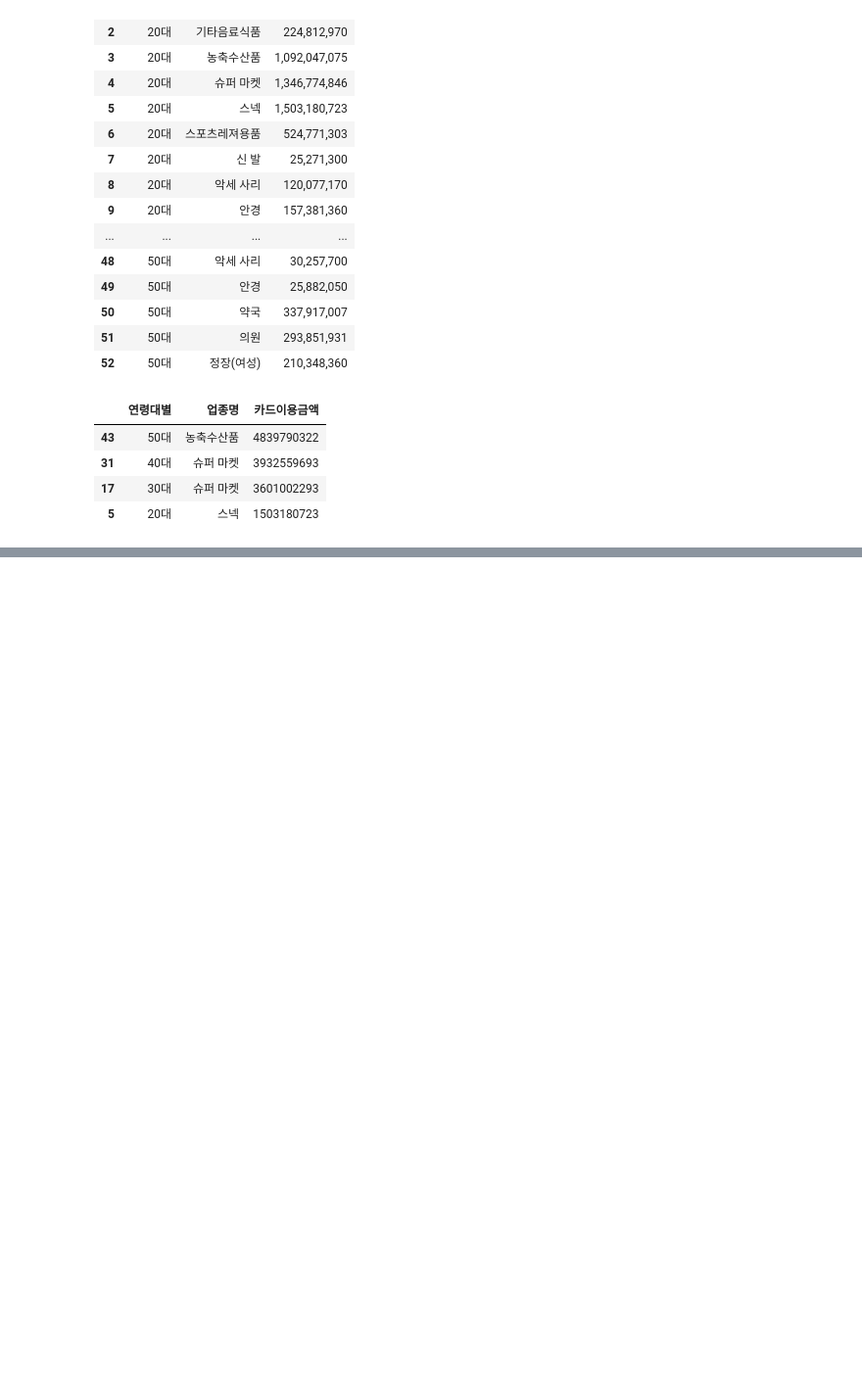
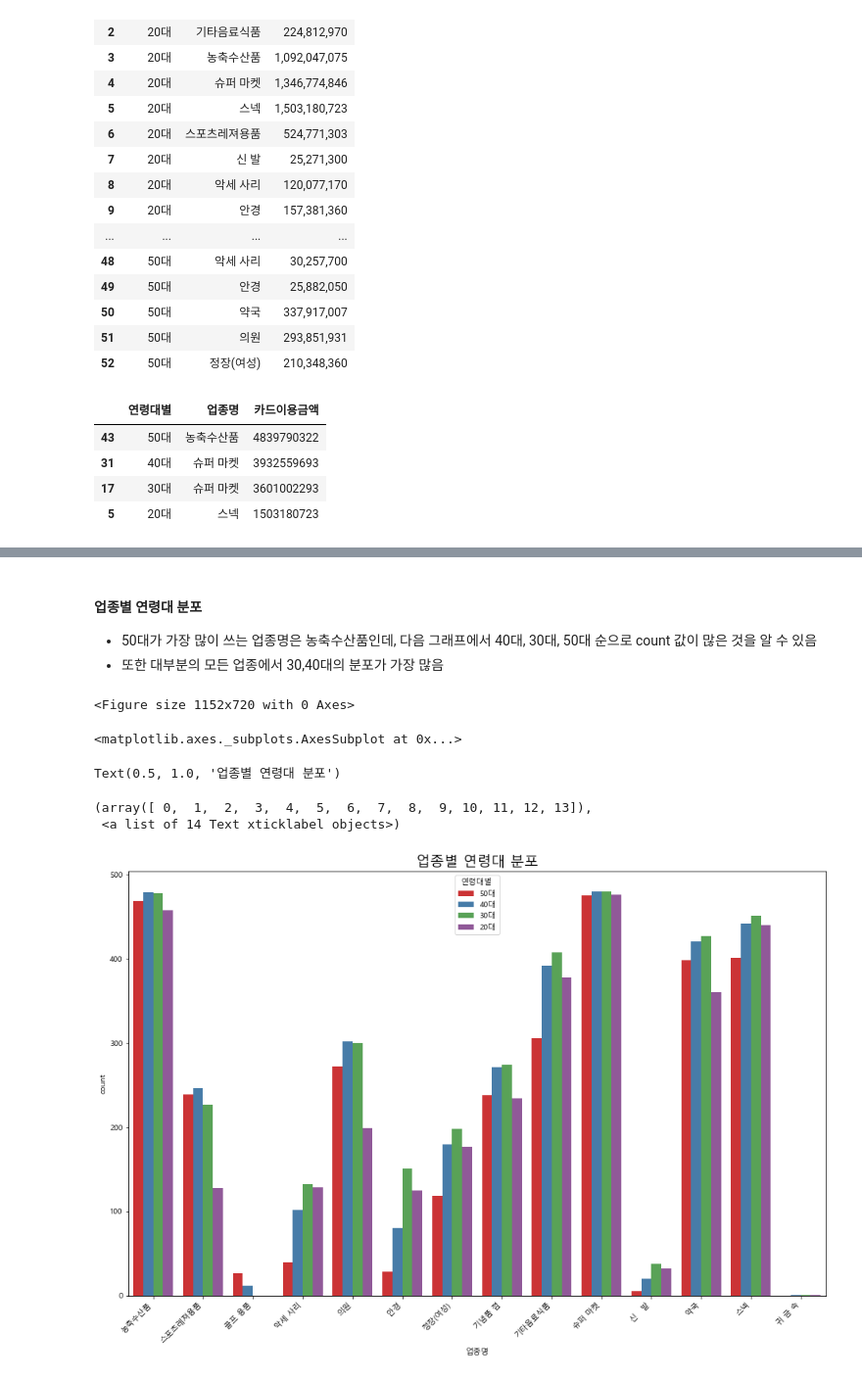
Before and after one commit to wjco/DAStudy-sun2, a Jupyter notebook: YERI/제주도 내국인 관광객 소비 패턴 분석.ipynb, the cells around one changed output, grey strips where cells are left out. Shown at 98% size. Drawn from its saved outputs; the diff is of its cells as text; code cells hidden in the pictures; blank space fills up the shorter version.

```diff
--- a/YERI/제주도 내국인 관광객 소비 패턴 분석.ipynb
+++ b/YERI/제주도 내국인 관광객 소비 패턴 분석.ipynb
@@ -509,0 +543,17 @@ Text(0.5, 1.0, '연령대별 가장 많이 쓴 업종')
+# %% [markdown]
+#### 업종별 연령대 분포
+- 50대가 가장 많이 쓰는 업종명은 농축수산품인데, 다음 그래프에서 40대, 30대, 50대 순으로 count 값이 많은 것을 알 수 있음
+- 또한 대부분의 모든 업종에서 30,40대의 분포가 가장 많음
+# %%
+plt.figure(figsize=(16, 10))
+sns.countplot(x='업종명', hue='연령대별', data=df, palette='Set1')
+plt.title('업종별 연령대 분포', fontsize=18)
+plt.xticks(rotation=45, ha='right')
+plt.show()
+# %% [output]
+<Figure size 1152x720 with 0 Axes>
+<matplotlib.axes._subplots.AxesSubplot at 0x...>
+Text(0.5, 1.0, '업종별 연령대 분포')
+(array([ 0,  1,  2,  3,  4,  5,  6,  7,  8,  9, 10, 11, 12, 13]),
+ <a list of 14 Text xticklabel objects>)
+[figure, added]
```
Also changed, not shown: parts of 49 cells of this notebook.
